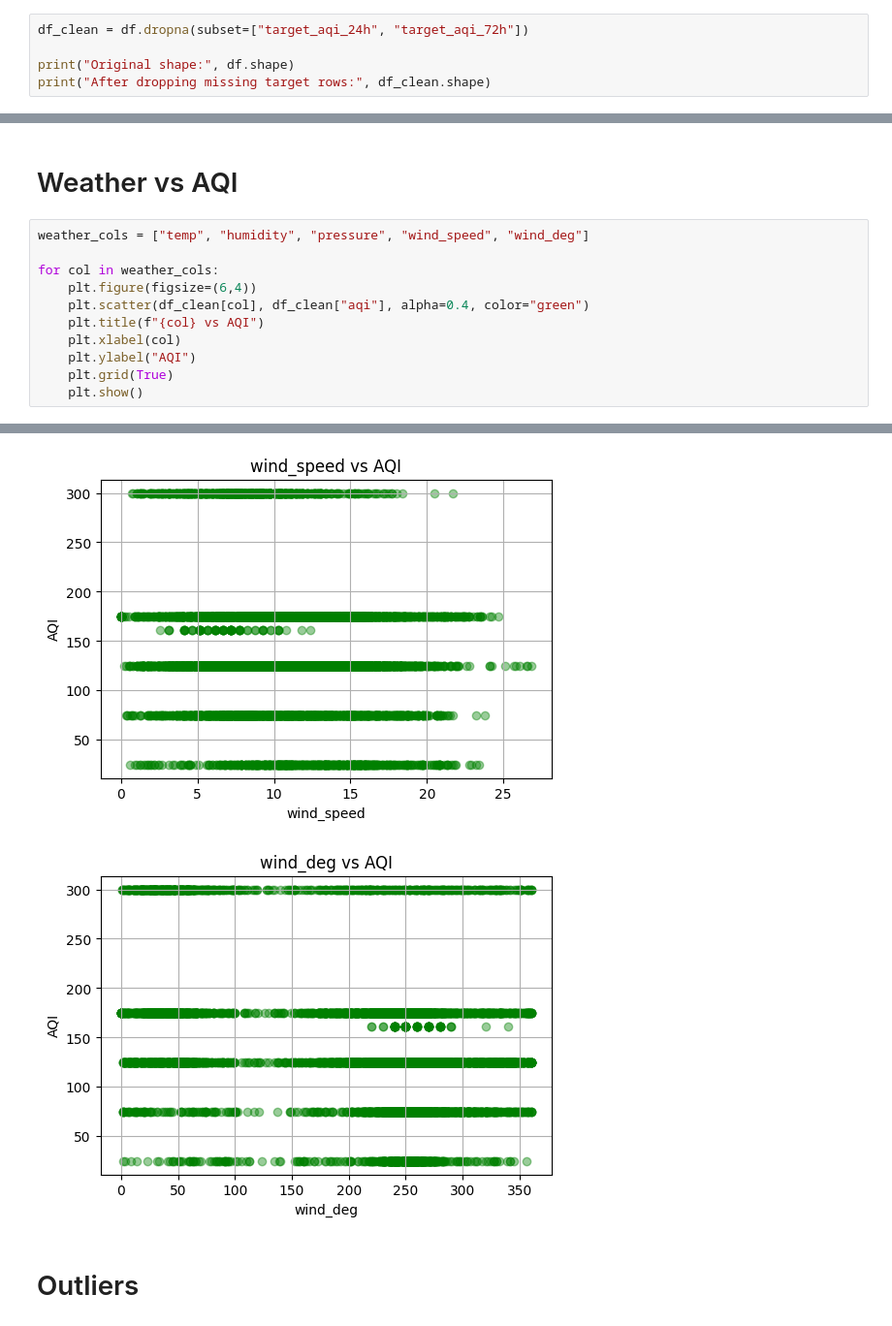
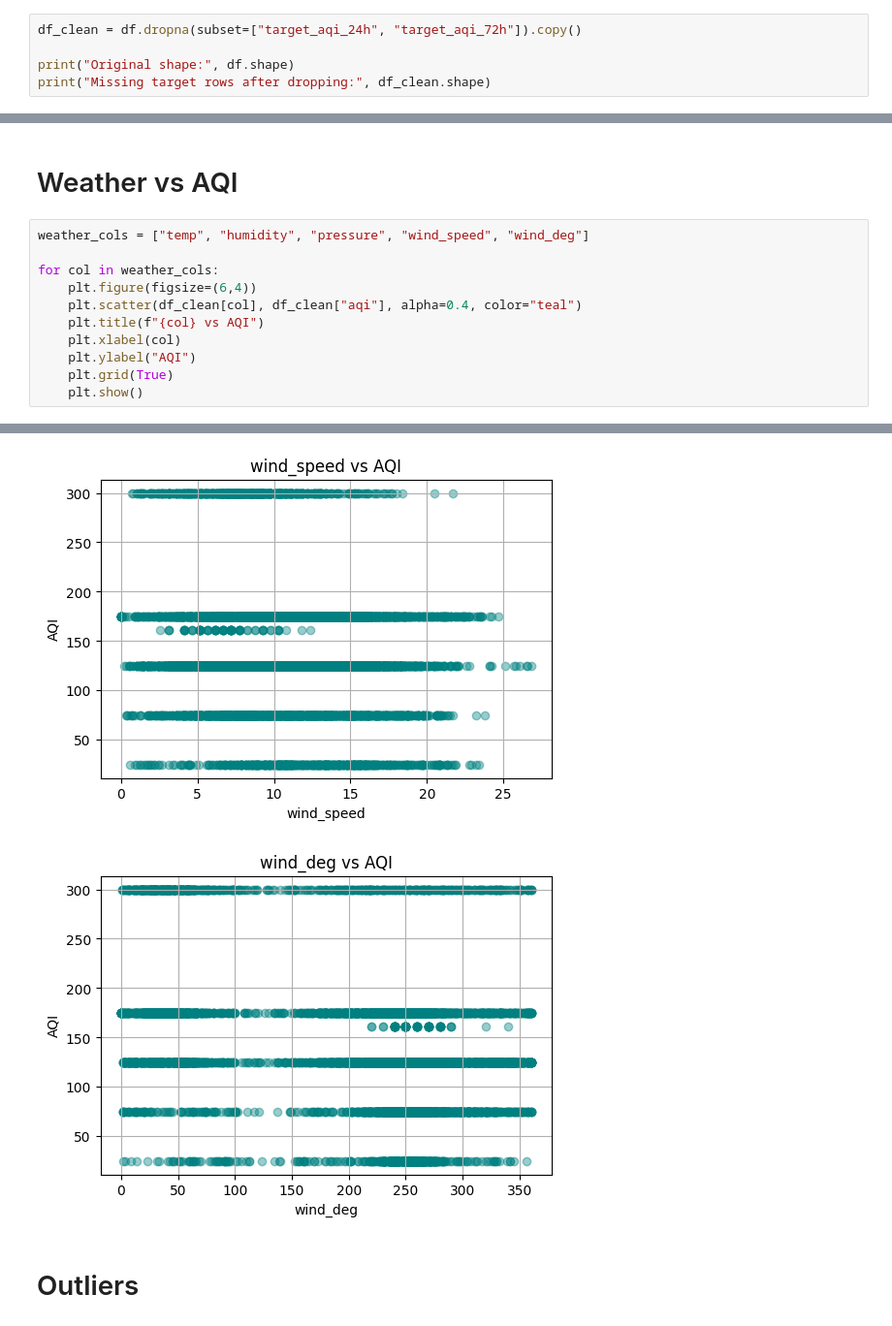
Before and after one commit to maham03nad/pearls-aqi-predictor, a Jupyter notebook: eda.ipynb, the cells around one changed output, grey strips where cells are left out. Shown at 97% size. Saved outputs shown, nothing was run; the diff lists cells and outputs as text.

```diff
--- a/eda.ipynb
+++ b/eda.ipynb
@@ -104,8 +115,8 @@ aqi                 0
 hour                0
 dtype: int64
 # %%
-df_clean = df.dropna(subset=["target_aqi_24h", "target_aqi_72h"])
+df_clean = df.dropna(subset=["target_aqi_24h", "target_aqi_72h"]).copy()
 
 print("Original shape:", df.shape)
-print("After dropping missing target rows:", df_clean.shape)
+print("Missing target rows after dropping:", df_clean.shape)
 # %% [output]
@@ -330,7 +346,7 @@ weather_cols = ["temp", "humidity", "pressure", "wind_speed", "wind_deg"]
 
 for col in weather_cols:
     plt.figure(figsize=(6,4))
-    plt.scatter(df_clean[col], df_clean["aqi"], alpha=0.4, color="green")
+    plt.scatter(df_clean[col], df_clean["aqi"], alpha=0.4, color="teal")
     plt.title(f"{col} vs AQI")
     plt.xlabel(col)
     plt.ylabel("AQI")
@@ -343,5 +359,5 @@ for col in weather_cols:
-[figure, old version]
+[figure, new version]
-[figure, old version]
+[figure, new version]
 # %% [markdown]
 # Outliers
 # %%
```
Also changed, not shown: parts of 25 cells of this notebook.
